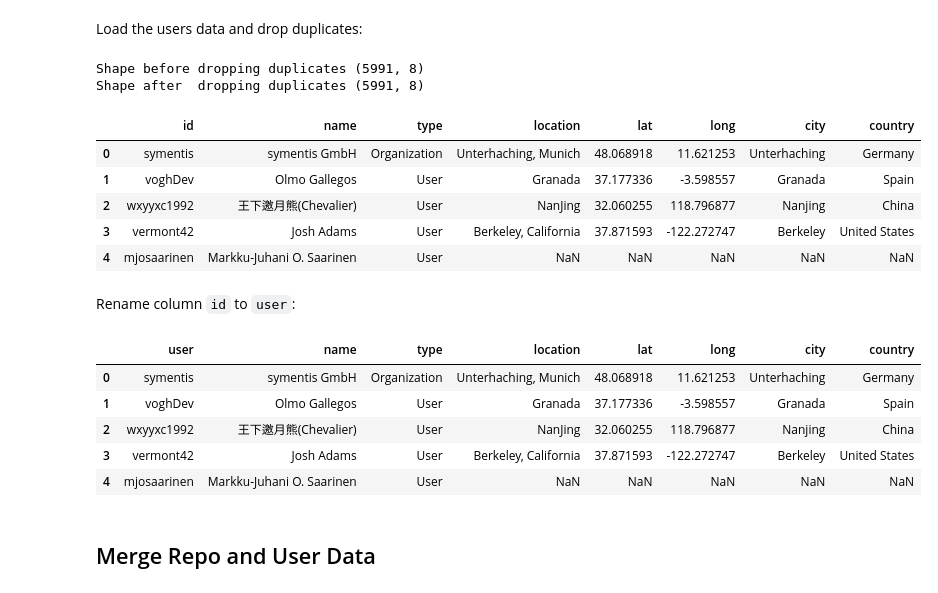
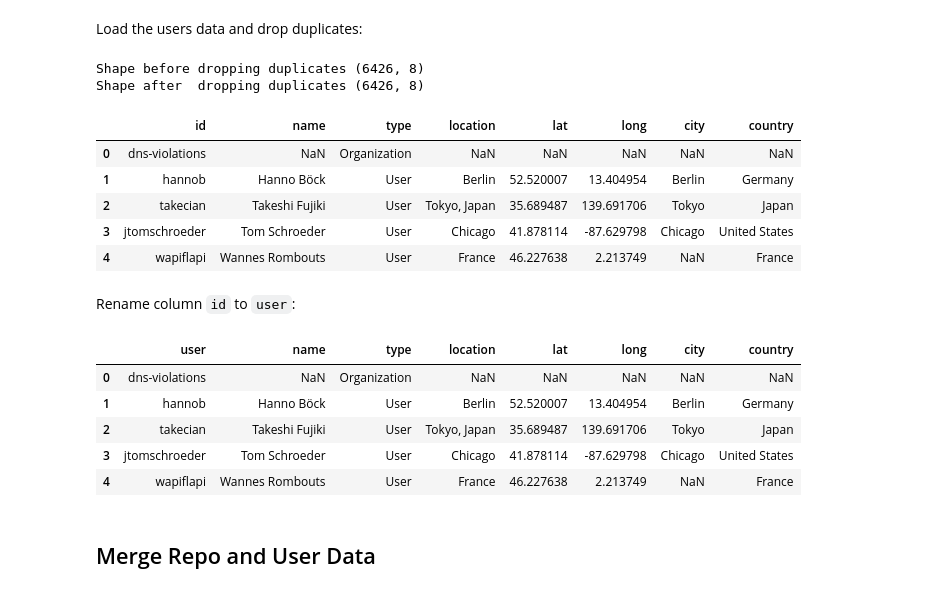
Before and after one commit to donnemartin/viz, a Jupyter notebook: githubstats/data_wrangling.ipynb, the cells around one changed output. Cells and saved outputs as stored; diff of their text form; code cells hidden in the pictures.

Commit message:
Update data wrangling code to 2017

```diff
--- a/githubstats/data_wrangling.ipynb
+++ b/githubstats/data_wrangling.ipynb
@@ -64,20 +64,20 @@ repos.head()
 # %% [markdown]
 Load the users data and drop duplicates:
 # %%
-users = pd.read_csv("data/2016/user-geocodes-dump.csv", quotechar='"', skipinitialspace=True)
+users = pd.read_csv("data/2017/user-geocodes-dump.csv", quotechar='"', skipinitialspace=True)
 print('Shape before dropping duplicates', users.shape)
 users = users.drop_duplicates(subset='id', keep='last')
 print('Shape after  dropping duplicates', users.shape)
 users.head()
 # %% [output]
-Shape before dropping duplicates (5991, 8)
-Shape after  dropping duplicates (5991, 8)
+Shape before dropping duplicates (6426, 8)
+Shape after  dropping duplicates (6426, 8)
 |  | id | name | type | location | lat | long | city | country |
-| 0 | symentis | symentis GmbH | Organization | Unterhaching, Munich | 48.068918 | 11.621253 | Unterhaching | Germany |
-| 1 | voghDev | Olmo Gallegos | User | Granada | 37.177336 | -3.598557 | Granada | Spain |
-| 2 | wxyyxc1992 | 王下邀月熊(Chevalier) | User | NanJing | 32.060255 | 118.796877 | Nanjing | China |
-| 3 | vermont42 | Josh Adams | User | Berkeley, California | 37.871593 | -122.272747 | Berkeley | United States |
-| 4 | mjosaarinen | Markku-Juhani O. Saarinen | User | NaN | NaN | NaN | NaN | NaN |
+| 0 | dns-violations | NaN | Organization | NaN | NaN | NaN | NaN | NaN |
+| 1 | hannob | Hanno Böck | User | Berlin | 52.520007 | 13.404954 | Berlin | Germany |
+| 2 | takecian | Takeshi Fujiki | User | Tokyo, Japan | 35.689487 | 139.691706 | Tokyo | Japan |
+| 3 | jtomschroeder | Tom Schroeder | User | Chicago | 41.878114 | -87.629798 | Chicago | United States |
+| 4 | wapiflapi | Wannes Rombouts | User | France | 46.227638 | 2.213749 | NaN | France |
 # %% [markdown]
 Rename column `id` to `user`:
 # %%
@@ -85,11 +85,11 @@ users.rename(columns={'id': 'user'}, inplace=True)
 users.head()
 # %% [output]
 |  | user | name | type | location | lat | long | city | country |
-| 0 | symentis | symentis GmbH | Organization | Unterhaching, Munich | 48.068918 | 11.621253 | Unterhaching | Germany |
-| 1 | voghDev | Olmo Gallegos | User | Granada | 37.177336 | -3.598557 | Granada | Spain |
-| 2 | wxyyxc1992 | 王下邀月熊(Chevalier) | User | NanJing | 32.060255 | 118.796877 | Nanjing | China |
-| 3 | vermont42 | Josh Adams | User | Berkeley, California | 37.871593 | -122.272747 | Berkeley | United States |
-| 4 | mjosaarinen | Markku-Juhani O. Saarinen | User | NaN | NaN | NaN | NaN | NaN |
+| 0 | dns-violations | NaN | Organization | NaN | NaN | NaN | NaN | NaN |
+| 1 | hannob | Hanno Böck | User | Berlin | 52.520007 | 13.404954 | Berlin | Germany |
+| 2 | takecian | Takeshi Fujiki | User | Tokyo, Japan | 35.689487 | 139.691706 | Tokyo | Japan |
+| 3 | jtomschroeder | Tom Schroeder | User | Chicago | 41.878114 | -87.629798 | Chicago | United States |
+| 4 | wapiflapi | Wannes Rombouts | User | France | 46.227638 | 2.213749 | NaN | France |
 # %% [markdown]
 ## Merge Repo and User Data
 # %% [markdown]
```
Also changed, not shown: parts of 13 cells of this notebook.
